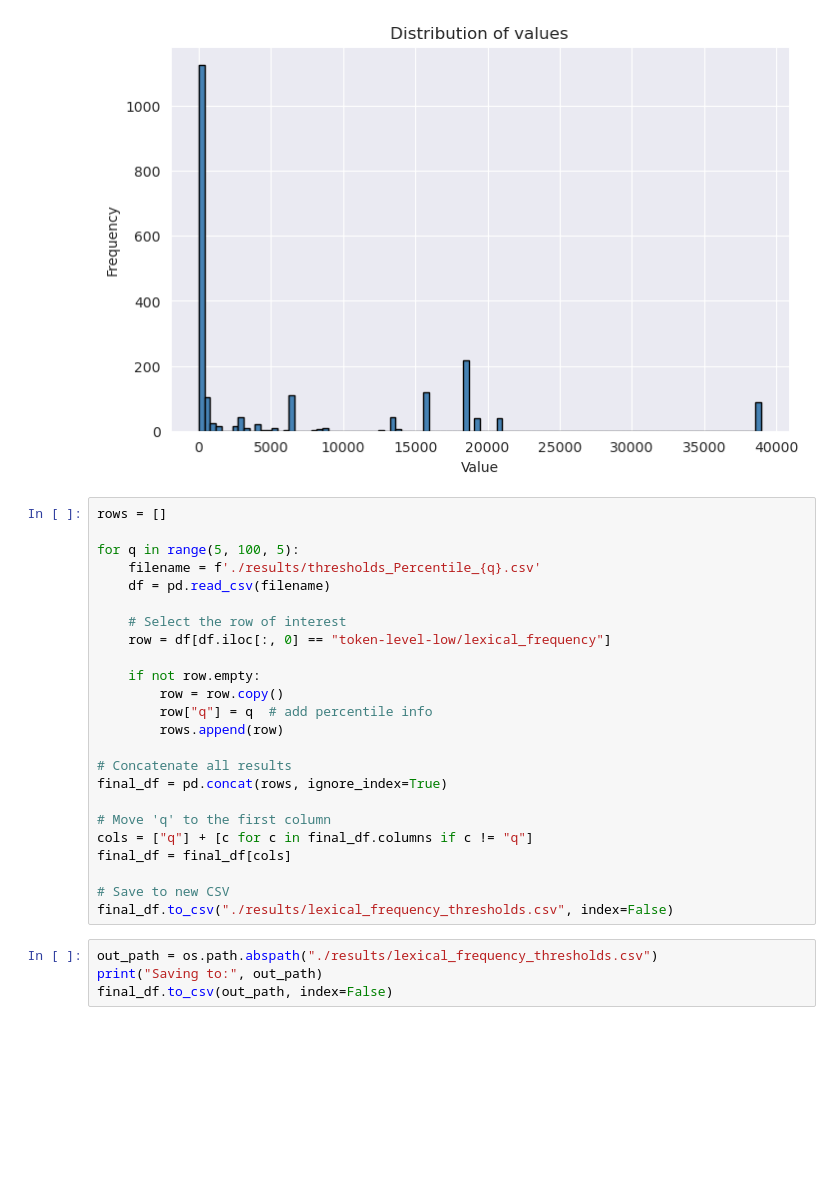
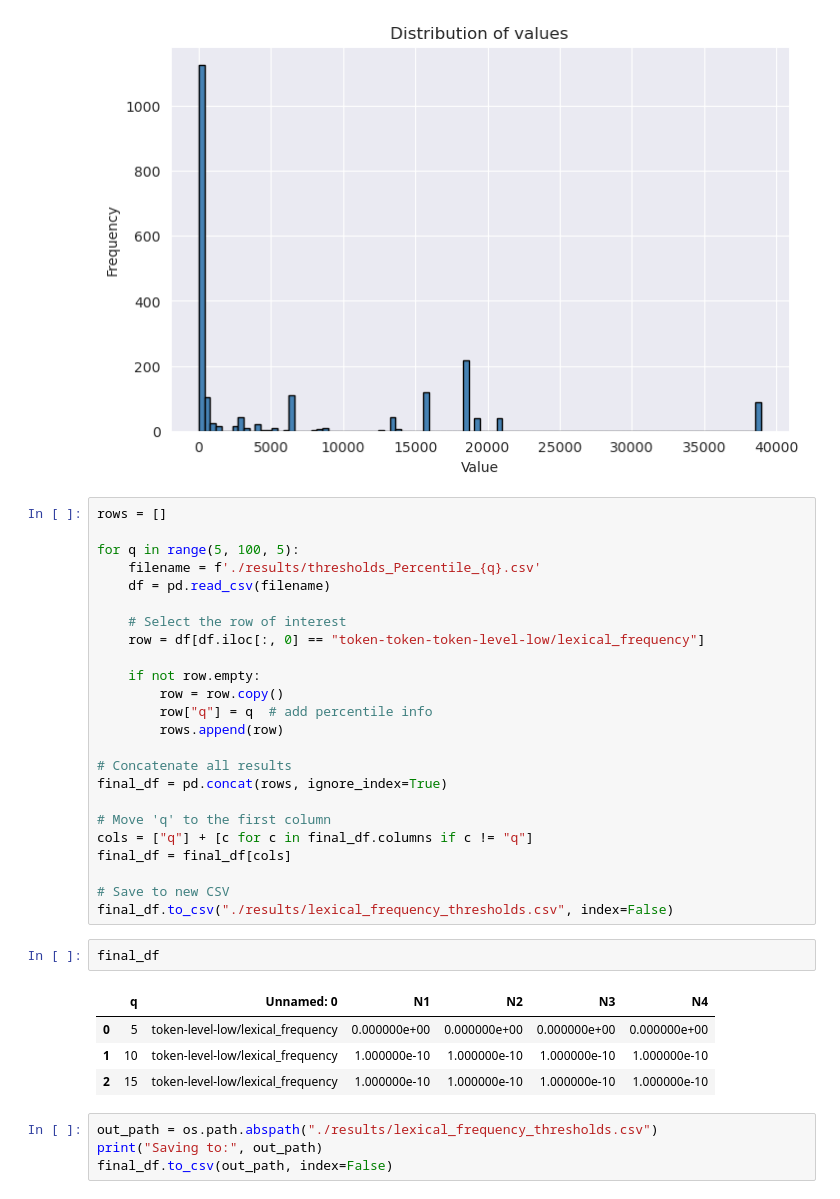
Before and after one commit to wafaAissaa/thresholds, a Jupyter notebook: plot_thresholds.ipynb, the cells around one changed output. Drawn from its saved outputs; the diff is of its cells as text; blank space fills up the shorter version.

```diff
--- a/plot_thresholds.ipynb
+++ b/plot_thresholds.ipynb
@@ -243,7 +243,7 @@ for q in range(5, 100, 5):
     df = pd.read_csv(filename)
 
     # Select the row of interest
-    row = df[df.iloc[:, 0] == "token-level-low/lexical_frequency"]
+    row = df[df.iloc[:, 0] == "token-token-token-level-low/lexical_frequency"]
 
     if not row.empty:
         row = row.copy()
@@ -259,6 +259,13 @@ final_df = final_df[cols]
 
 # Save to new CSV
 final_df.to_csv("./results/lexical_frequency_thresholds.csv", index=False)
+# %%
+final_df
+# %% [output]
+|  | q | Unnamed: 0 | N1 | N2 | N3 | N4 |
+| 0 | 5 | token-level-low/lexical_frequency | 0.000000e+00 | 0.000000e+00 | 0.000000e+00 | 0.000000e+00 |
+| 1 | 10 | token-level-low/lexical_frequency | 1.000000e-10 | 1.000000e-10 | 1.000000e-10 | 1.000000e-10 |
+| 2 | 15 | token-level-low/lexical_frequency | 1.000000e-10 | 1.000000e-10 | 1.000000e-10 | 1.000000e-10 |
 # %%
 out_path = os.path.abspath("./results/lexical_frequency_thresholds.csv")
 print("Saving to:", out_path)
```
Also changed, not shown: parts of 1 cell of this notebook, 43 other files.
